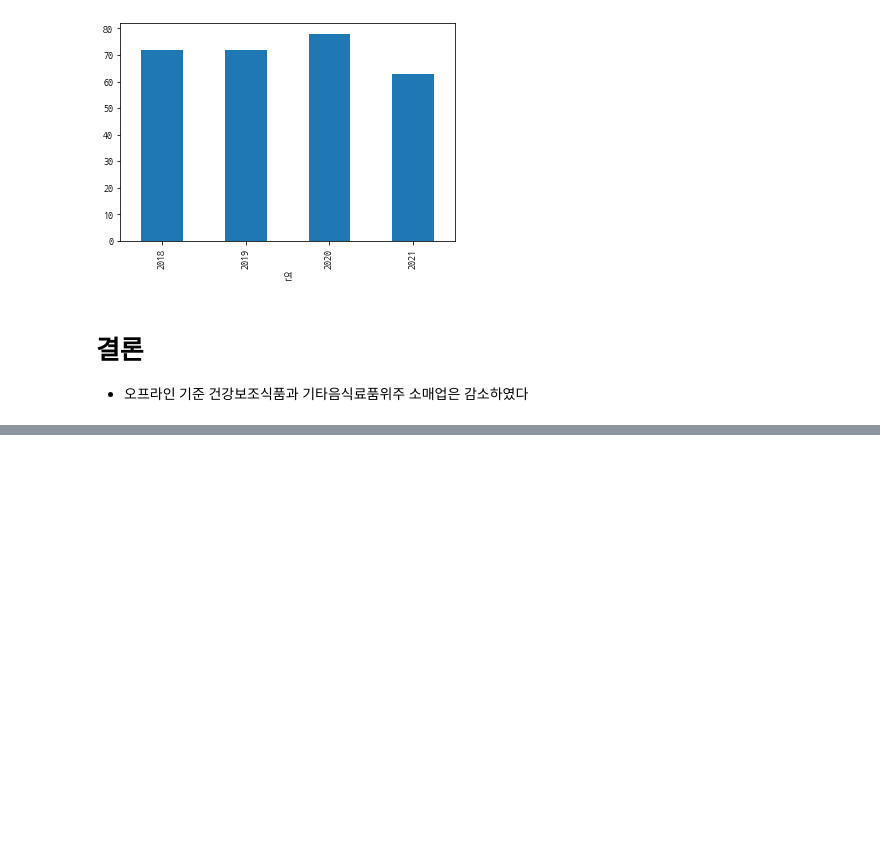
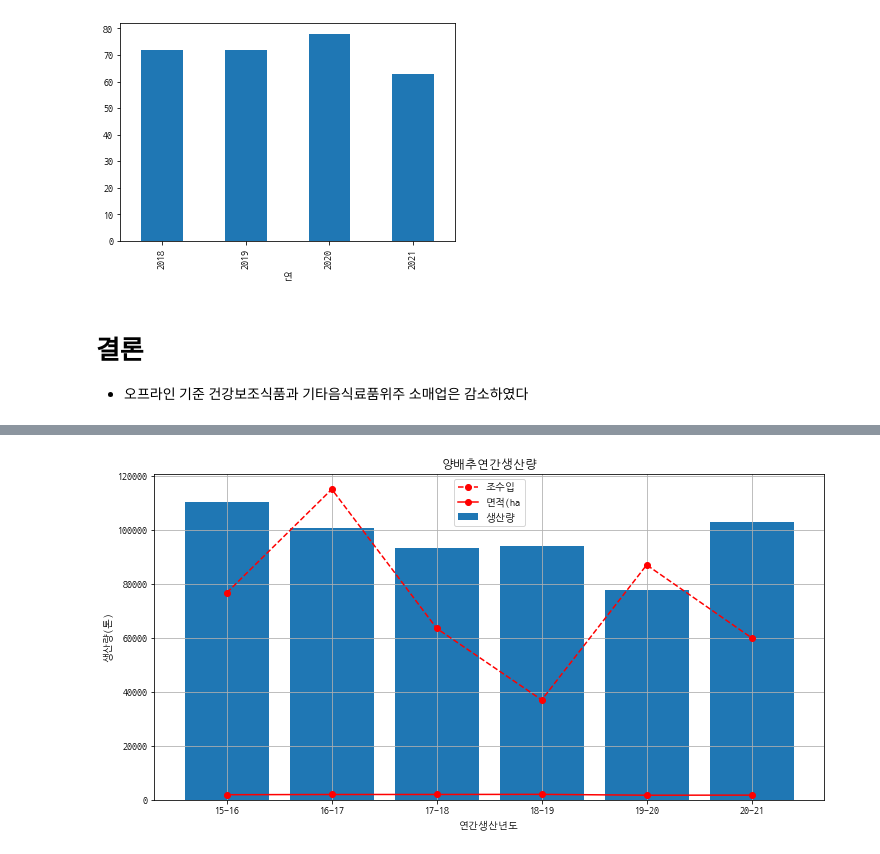
Before and after one commit to minwooking/Data_Crawling_And_Data_analysis, a Jupyter notebook: 홀푸드코리아/건강기능식품분석.ipynb, the cells around one changed output, grey strips where cells are left out. Drawn from its saved outputs; the diff is of its cells as text; code cells hidden in the pictures; blank space fills up the shorter version.

```diff
--- a/홀푸드코리아/건강기능식품분석.ipynb
+++ b/홀푸드코리아/건강기능식품분석.ipynb
@@ -99,0 +122,13 @@ df[df.업종명=='기타음식료품위주종합소매업'].groupby([df.연]).
+# %%
+plt.figure(figsize=(12,6))
+plt.bar(df3['연산'][::-1],df3['생산량(톤)'][::-1],label = '생산량')
+plt.legend()
+plt.plot(df3['연산'][::-1],df3['조수입(백만원)'][::-1],'ro--',label = '조수입')
+plt.plot(df3['연산'][::-1],df3['면적(ha)'][::-1],'ro-',label = '면적(ha')
+plt.legend()
+plt.ylabel('생산량(톤)')
+plt.xlabel('연간생산년도')
+plt.title('양배추연간생산량')
+plt.grid()
+# %% [output]
+[figure, added]
```
Also changed, not shown: parts of 8 cells of this notebook.
